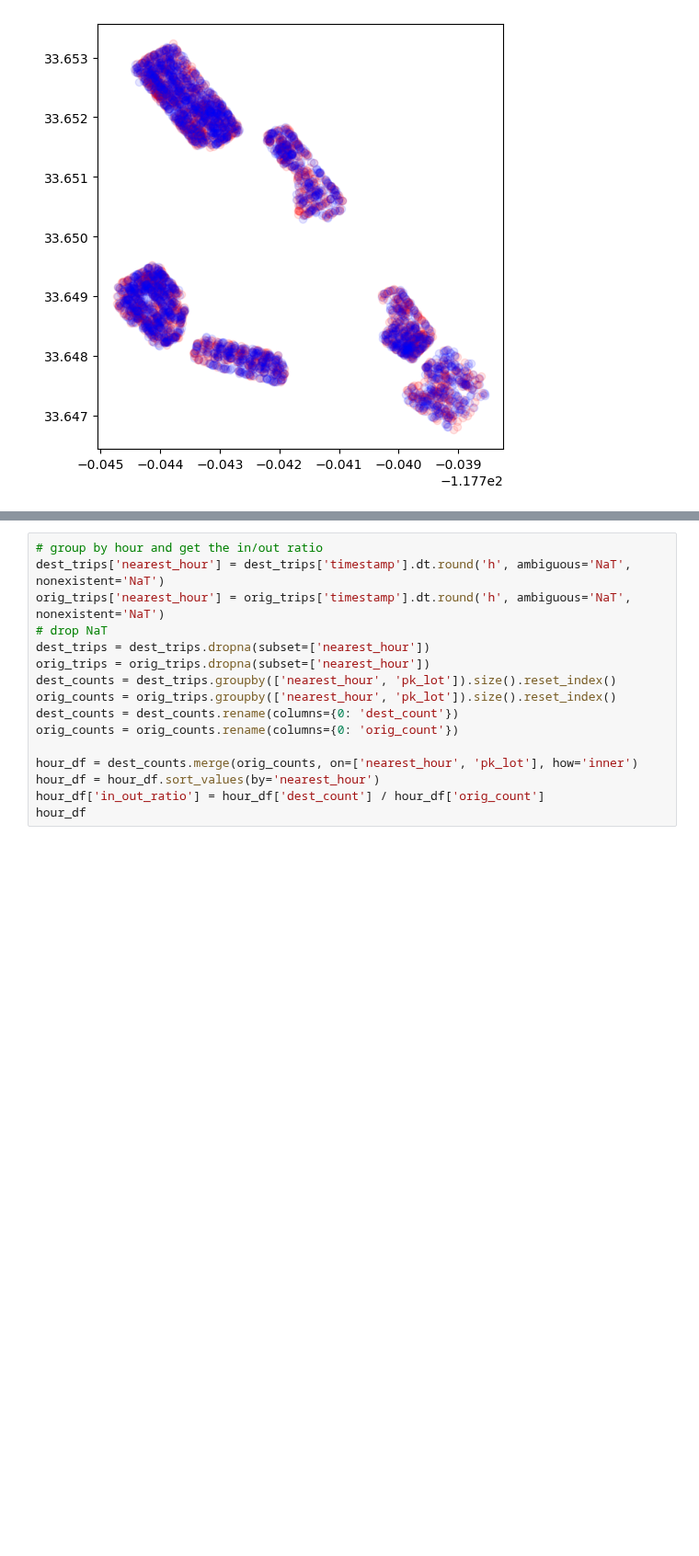
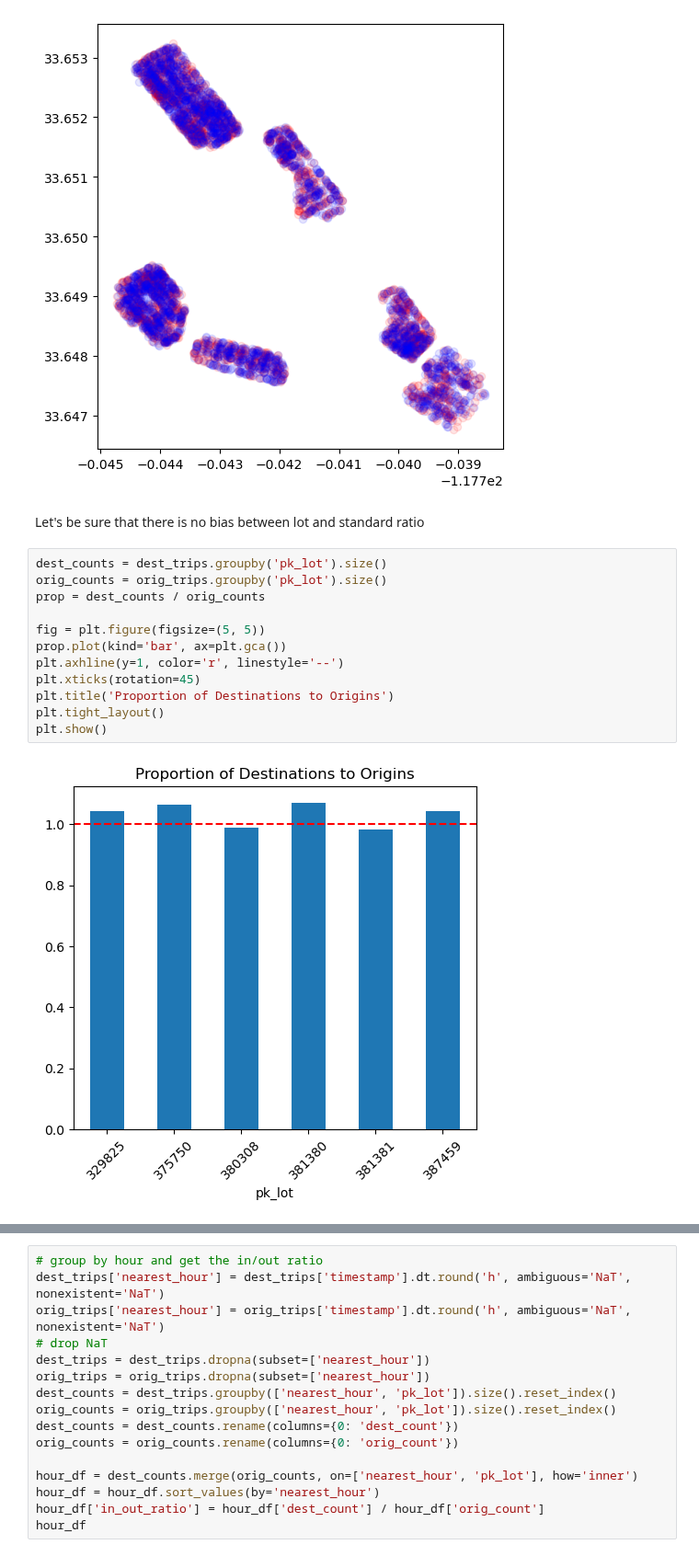
Before and after one commit to INRIX-Logan-Garwood/Parking-Location-vs-Occupancy, a Jupyter notebook: notebooks/in_out_ratio.ipynb, the cells around one changed output, grey strips where cells are left out. Shown at 92% size. Saved outputs shown, nothing was run; the diff lists cells and outputs as text; blank space fills up the shorter version.

```diff
--- a/notebooks/dest_and_orig.ipynb
+++ b/notebooks/in_out_ratio.ipynb
@@ -81,3 +81,19 @@ plt.show()
 Number of destinations: 55690
 Number of origins: 54835
 [figure]
+# %% [markdown]
+Let's be sure that there is no bias between lot and standard ratio
+# %%
+dest_counts = dest_trips.groupby('pk_lot').size()
+orig_counts = orig_trips.groupby('pk_lot').size()
+prop = dest_counts / orig_counts
+
+fig = plt.figure(figsize=(5, 5))
+prop.plot(kind='bar', ax=plt.gca())
+plt.axhline(y=1, color='r', linestyle='--')
+plt.xticks(rotation=45)
+plt.title('Proportion of Destinations to Origins')
+plt.tight_layout()
+plt.show()
+# %% [output]
+[figure, added]
```
Also changed, not shown: parts of 2 cells of this notebook.
